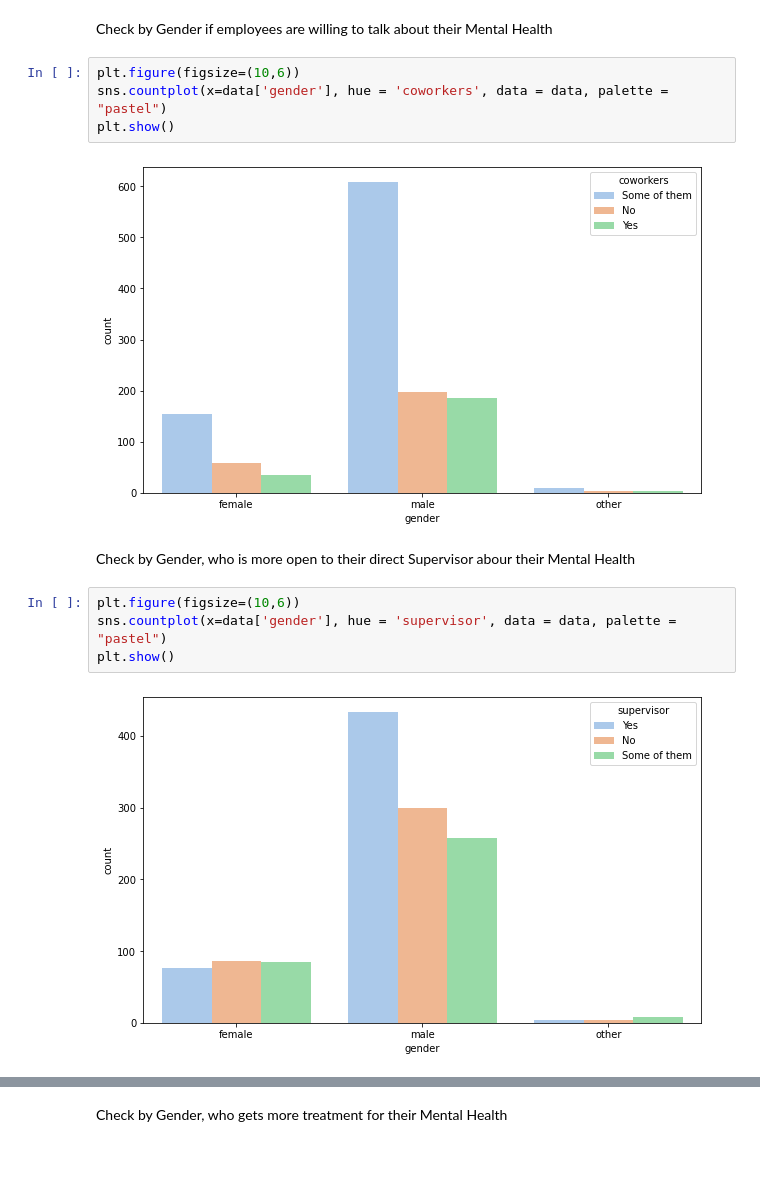
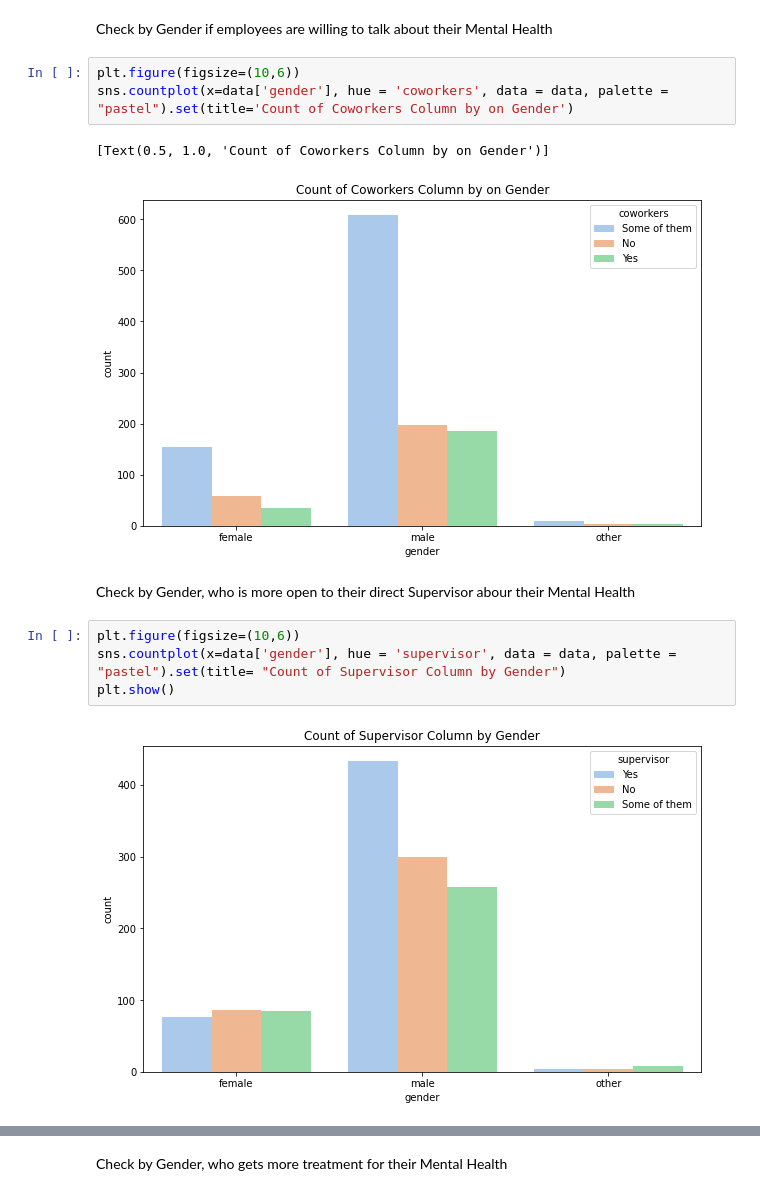
Before and after one commit to bsamimi25/Mental_Health_in_Tech, a Jupyter notebook: Data Visualizations.ipynb, the cells around one changed output, grey strips where cells are left out. Saved outputs shown, nothing was run; the diff lists cells and outputs as text; blank space fills up the shorter version.

```diff
--- a/Data Visualizations.ipynb
+++ b/Data Visualizations.ipynb
@@ -183,15 +183,15 @@ plt.show()
 Check by Gender if employees are willing to talk about their Mental Health
 # %%
 plt.figure(figsize=(10,6))
-sns.countplot(x=data['gender'], hue = 'coworkers', data = data, palette = "pastel")
-plt.show()
+sns.countplot(x=data['gender'], hue = 'coworkers', data = data, palette = "pastel").set(title='Count of Coworkers Column by on Gender')
 # %% [output]
+[Text(0.5, 1.0, 'Count of Coworkers Column by on Gender')]
-[figure, old version]
+[figure, new version]
 # %% [markdown]
 Check by Gender, who is more open to their direct Supervisor abour their Mental Health
 # %%
 plt.figure(figsize=(10,6))
-sns.countplot(x=data['gender'], hue = 'supervisor', data = data, palette = "pastel")
+sns.countplot(x=data['gender'], hue = 'supervisor', data = data, palette = "pastel").set(title= "Count of Supervisor Column by Gender")
 plt.show()
 # %% [output]
-[figure, old version]
+[figure, new version]
```
Also changed, not shown: parts of 3 cells of this notebook.
